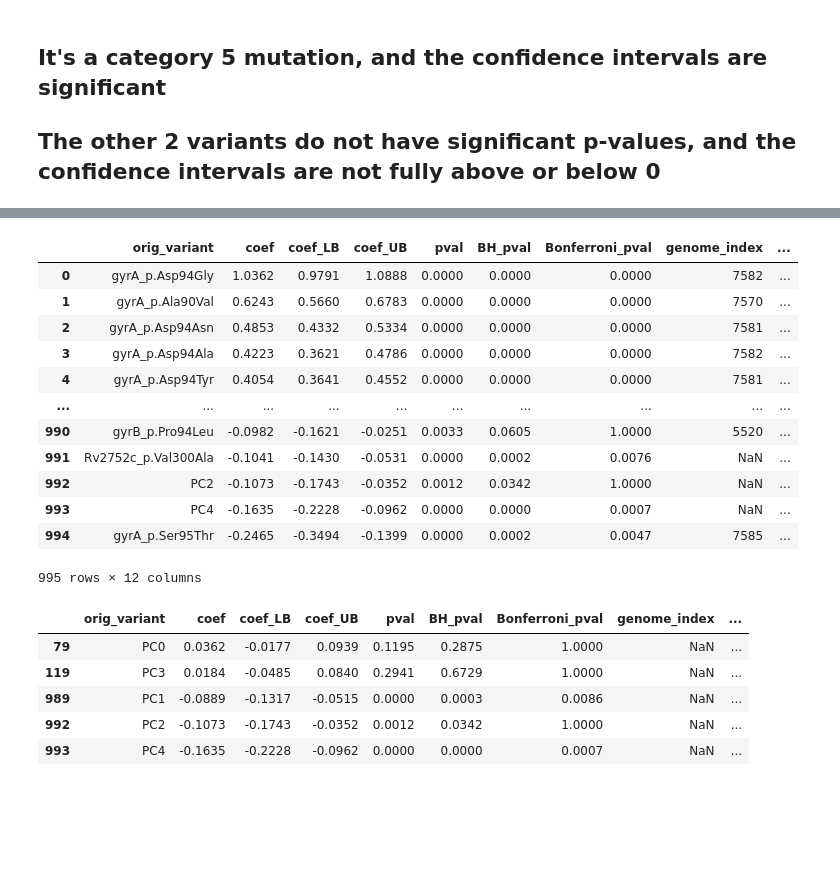
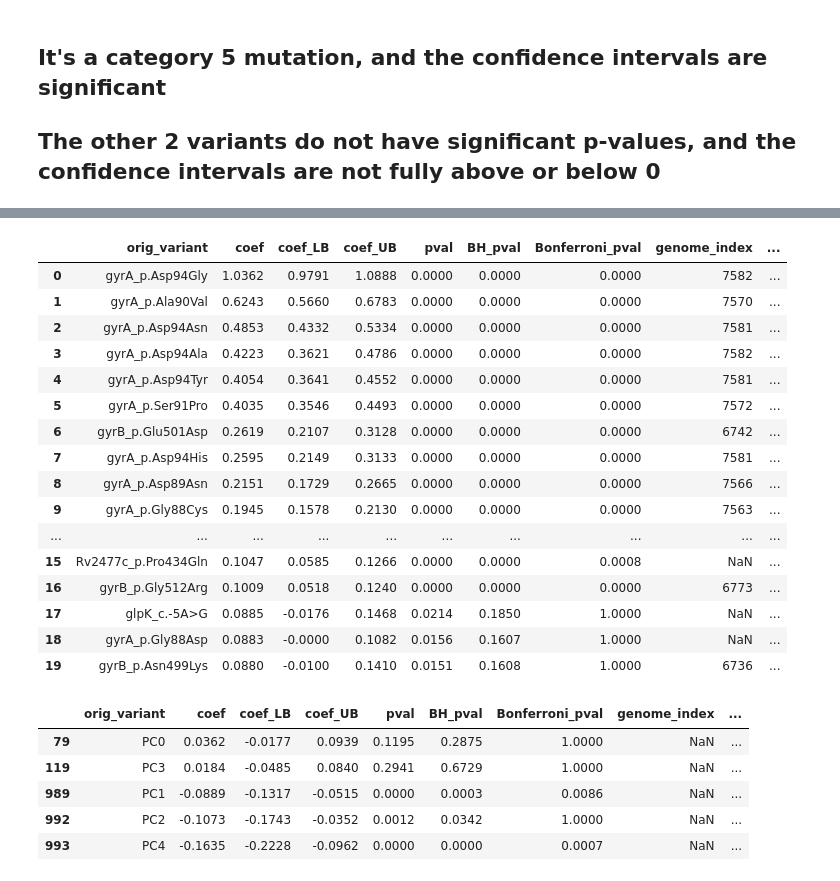
Before and after one commit to farhat-lab/who-analysis, a Jupyter notebook: analysis.ipynb, the cells around one changed output, grey strips where cells are left out. Cells and saved outputs as stored; diff of their text form; code cells hidden in the pictures; blank space fills up the shorter version.

```diff
--- a/analysis.ipynb
+++ b/analysis.ipynb
@@ -194,21 +194,25 @@ plot_df.query("(coef_LB_x > 0 & coef_UB_x > 0 & coef_LB_y < 0 & coef_UB_y < 0) |
 # %%
 df = pd.read_csv("/n/data1/hms/dbmi/farhat/ye12/who/analysis/Moxifloxacin/tiers=1+2/phenos=WHO/encodeAF_noSyn/model_analysis.csv")
 # %%
-df
+df.head(20)
 # %% [output]
 |  | orig_variant | coef | coef_LB | coef_UB | pval | BH_pval | Bonferroni_pval | genome_index | ... |
 | 0 | gyrA_p.Asp94Gly | 1.0362 | 0.9791 | 1.0888 | 0.0000 | 0.0000 | 0.0000 | 7582 | ... |
 | 1 | gyrA_p.Ala90Val | 0.6243 | 0.5660 | 0.6783 | 0.0000 | 0.0000 | 0.0000 | 7570 | ... |
 | 2 | gyrA_p.Asp94Asn | 0.4853 | 0.4332 | 0.5334 | 0.0000 | 0.0000 | 0.0000 | 7581 | ... |
 | 3 | gyrA_p.Asp94Ala | 0.4223 | 0.3621 | 0.4786 | 0.0000 | 0.0000 | 0.0000 | 7582 | ... |
 | 4 | gyrA_p.Asp94Tyr | 0.4054 | 0.3641 | 0.4552 | 0.0000 | 0.0000 | 0.0000 | 7581 | ... |
+| 5 | gyrA_p.Ser91Pro | 0.4035 | 0.3546 | 0.4493 | 0.0000 | 0.0000 | 0.0000 | 7572 | ... |
+| 6 | gyrB_p.Glu501Asp | 0.2619 | 0.2107 | 0.3128 | 0.0000 | 0.0000 | 0.0000 | 6742 | ... |
+| 7 | gyrA_p.Asp94His | 0.2595 | 0.2149 | 0.3133 | 0.0000 | 0.0000 | 0.0000 | 7581 | ... |
+| 8 | gyrA_p.Asp89Asn | 0.2151 | 0.1729 | 0.2665 | 0.0000 | 0.0000 | 0.0000 | 7566 | ... |
+| 9 | gyrA_p.Gly88Cys | 0.1945 | 0.1578 | 0.2130 | 0.0000 | 0.0000 | 0.0000 | 7563 | ... |
 | ... | ... | ... | ... | ... | ... | ... | ... | ... | ... |
-| 990 | gyrB_p.Pro94Leu | -0.0982 | -0.1621 | -0.0251 | 0.0033 | 0.0605 | 1.0000 | 5520 | ... |
-| 991 | Rv2752c_p.Val300Ala | -0.1041 | -0.1430 | -0.0531 | 0.0000 | 0.0002 | 0.0076 | NaN | ... |
-| 992 | PC2 | -0.1073 | -0.1743 | -0.0352 | 0.0012 | 0.0342 | 1.0000 | NaN | ... |
-| 993 | PC4 | -0.1635 | -0.2228 | -0.0962 | 0.0000 | 0.0000 | 0.0007 | NaN | ... |
-| 994 | gyrA_p.Ser95Thr | -0.2465 | -0.3494 | -0.1399 | 0.0000 | 0.0002 | 0.0047 | 7585 | ... |
+| 15 | Rv2477c_p.Pro434Gln | 0.1047 | 0.0585 | 0.1266 | 0.0000 | 0.0000 | 0.0008 | NaN | ... |
+| 16 | gyrB_p.Gly512Arg | 0.1009 | 0.0518 | 0.1240 | 0.0000 | 0.0000 | 0.0000 | 6773 | ... |
+| 17 | glpK_c.-5A>G | 0.0885 | -0.0176 | 0.1468 | 0.0214 | 0.1850 | 1.0000 | NaN | ... |
+| 18 | gyrA_p.Gly88Asp | 0.0883 | -0.0000 | 0.1082 | 0.0156 | 0.1607 | 1.0000 | NaN | ... |
+| 19 | gyrB_p.Asn499Lys | 0.0880 | -0.0100 | 0.1410 | 0.0151 | 0.1608 | 1.0000 | 6736 | ... |
-995 rows × 12 columns
 # %%
 df.loc[df["orig_variant"].str.contains("PC")]
 # %% [output]
```
Also changed, not shown: 1 other file.
